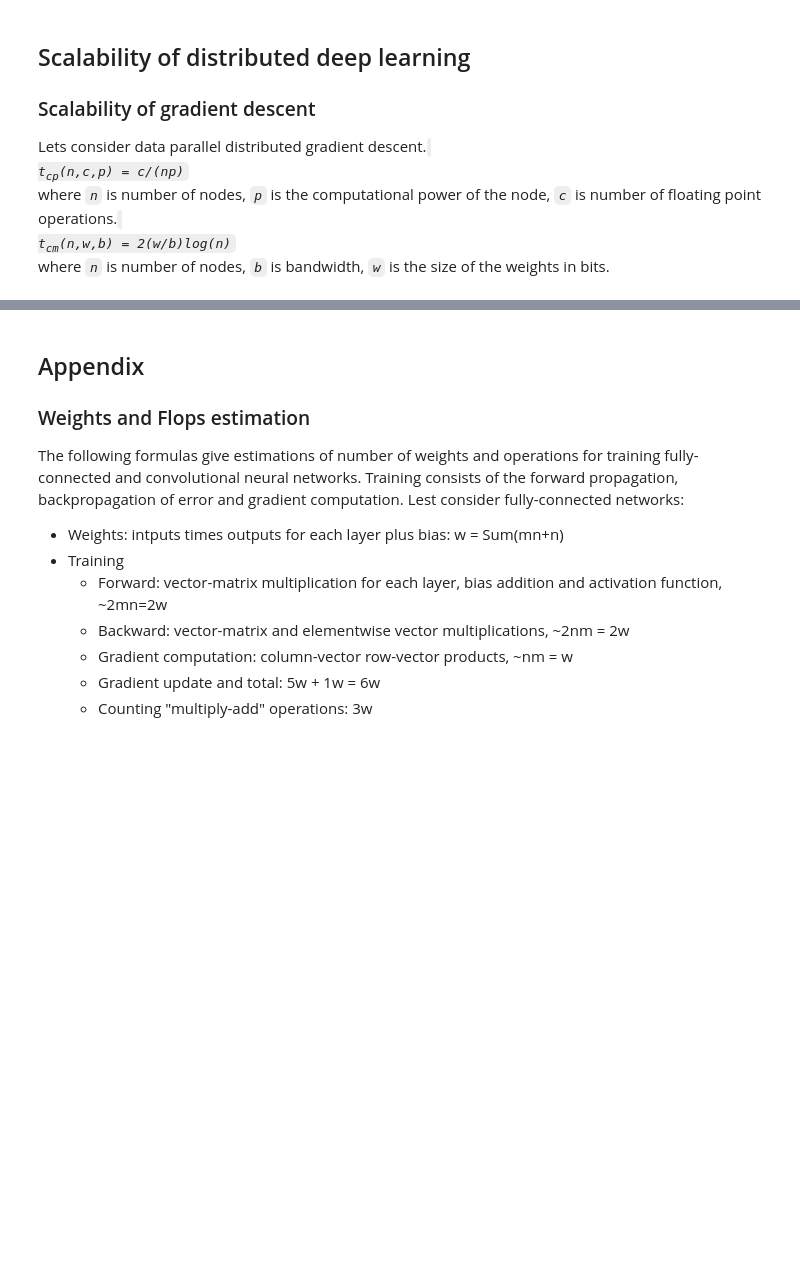
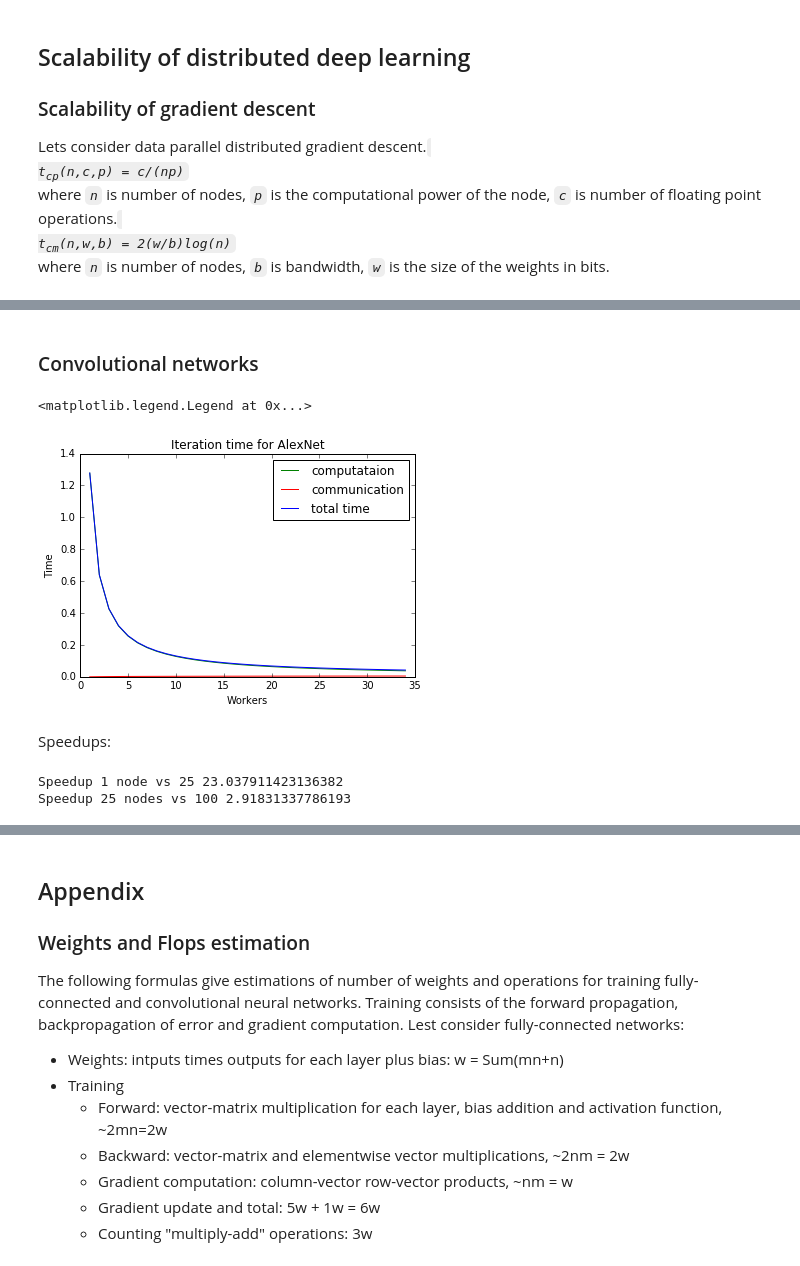
Before and after one commit to avulanov/scalability, a Jupyter notebook: scalability.ipynb, the cells around one changed output, grey strips where cells are left out. Cells and saved outputs as stored; diff of their text form; code cells hidden in the pictures; blank space fills up the shorter version.

```diff
--- a/scalability.ipynb
+++ b/scalability.ipynb
@@ -109,0 +144,31 @@ Lest consider the published models.
+# %% [markdown]
+### Convolutional networks
+# %%
+#Google AlexNet
+weights = 60E6
+flops = 832E6 * 3 * 1024
+# PCI express v3 16GB/s (peak can be 100%)
+#vtcp = np.vectorize(tcp)
+#vtcm = np.vectorize(tcm)
+#vt = np.vectorize(t)
+tcpData = np.vectorize(tcp)(n, flops, p)
+tcmData = np.vectorize(tcm)(n, weights, b)
+tData = np.vectorize(t)(n, weights, flops, b, p)
+leg1, = plt.plot(n,tcpData, color="green", label='computataion')
+leg2, = plt.plot(n,tcmData, color="red", label='communication')
+leg3, = plt.plot(n, tData, color="blue", label='total time')
+plt.ylabel("Time")
+plt.xlabel("Workers")
+plt.title("Iteration time for AlexNet")
+plt.legend(handles=[leg1, leg2, leg3])
+# %% [output]
+<matplotlib.legend.Legend at 0x...>
+[figure, added]
+# %% [markdown]
+Speedups:
+# %%
+print("Speedup 1 node vs 25", t(1, weights, flops, b, p) / t(25,  weights, flops, b, p))
+print("Speedup 25 nodes vs 100", t(25, weights, flops, b, p) / t(100,  weights, flops, b, p))
+# %% [output]
+Speedup 1 node vs 25 23.037911423136382
+Speedup 25 nodes vs 100 2.91831337786193
```
Also changed, not shown: parts of 10 cells of this notebook.
